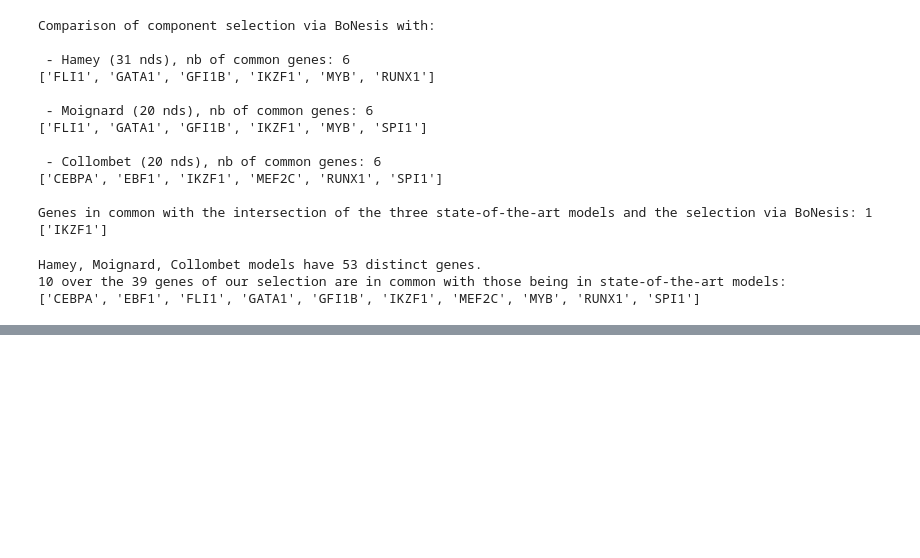
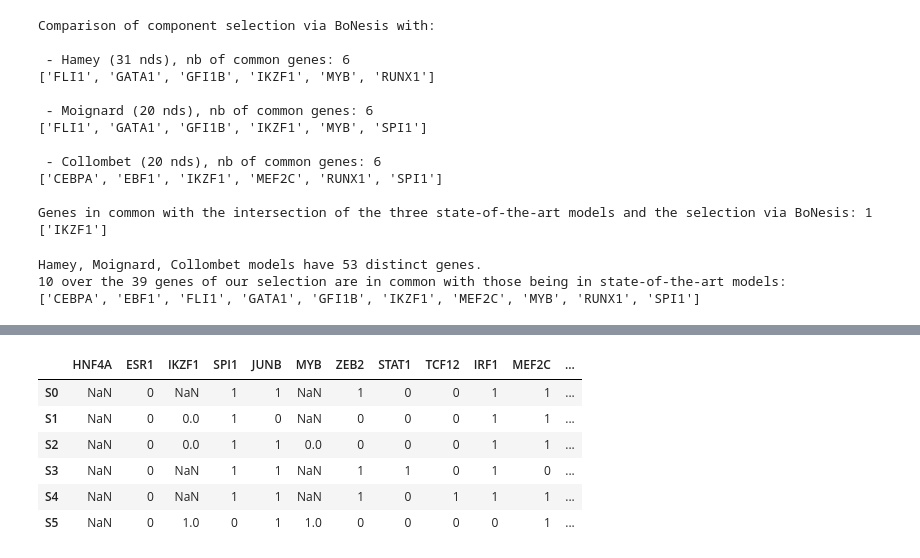
Before and after one commit to StephanieChevalier/notebooks_for_bonesis, a Jupyter notebook: applications/hematopoiesis/component_selection_analysis.ipynb, the cells around one changed output, grey strips where cells are left out. Saved outputs shown, nothing was run; the diff lists cells and outputs as text; code cells hidden in the pictures; blank space fills up the shorter version.

```diff
--- a/applications/hematopoiesis/component_selection_analysis.ipynb
+++ b/applications/hematopoiesis/component_selection_analysis.ipynb
@@ -106,0 +178,21 @@ Hamey, Moignard, Collombet models have 53 distinct genes.
+# %%
+expression_values = dict()
+observed_genes = set()
+
+for observation_id in sorted(list(standardized_observations.keys())):
+    expression_values[observation_id] = dict()
+    for gene in set(subgraph_from_selection.nodes()).intersection(standardized_observations[observation_id]):
+        expression_values[observation_id][gene] = standardized_observations[observation_id][gene]
+        observed_genes.add(gene)
+
+df_39_expression_values = pd.DataFrame.from_dict(expression_values, orient="index")
+# %%
+df_39_expression_values
+# %% [output]
+|  | HNF4A | ESR1 | IKZF1 | SPI1 | JUNB | MYB | ZEB2 | STAT1 | TCF12 | IRF1 | MEF2C | ... |
+| S0 | NaN | 0 | NaN | 1 | 1 | NaN | 1 | 0 | 0 | 1 | 1 | ... |
+| S1 | NaN | 0 | 0.0 | 1 | 0 | NaN | 0 | 0 | 0 | 1 | 1 | ... |
+| S2 | NaN | 0 | 0.0 | 1 | 1 | 0.0 | 0 | 0 | 0 | 1 | 1 | ... |
+| S3 | NaN | 0 | NaN | 1 | 1 | NaN | 1 | 1 | 0 | 1 | 0 | ... |
+| S4 | NaN | 0 | NaN | 1 | 1 | NaN | 1 | 0 | 1 | 1 | 1 | ... |
+| S5 | NaN | 0 | 1.0 | 0 | 1 | 1.0 | 0 | 0 | 0 | 0 | 1 | ... |
```
Also changed, not shown: parts of 23 cells of this notebook, 2 other files.
